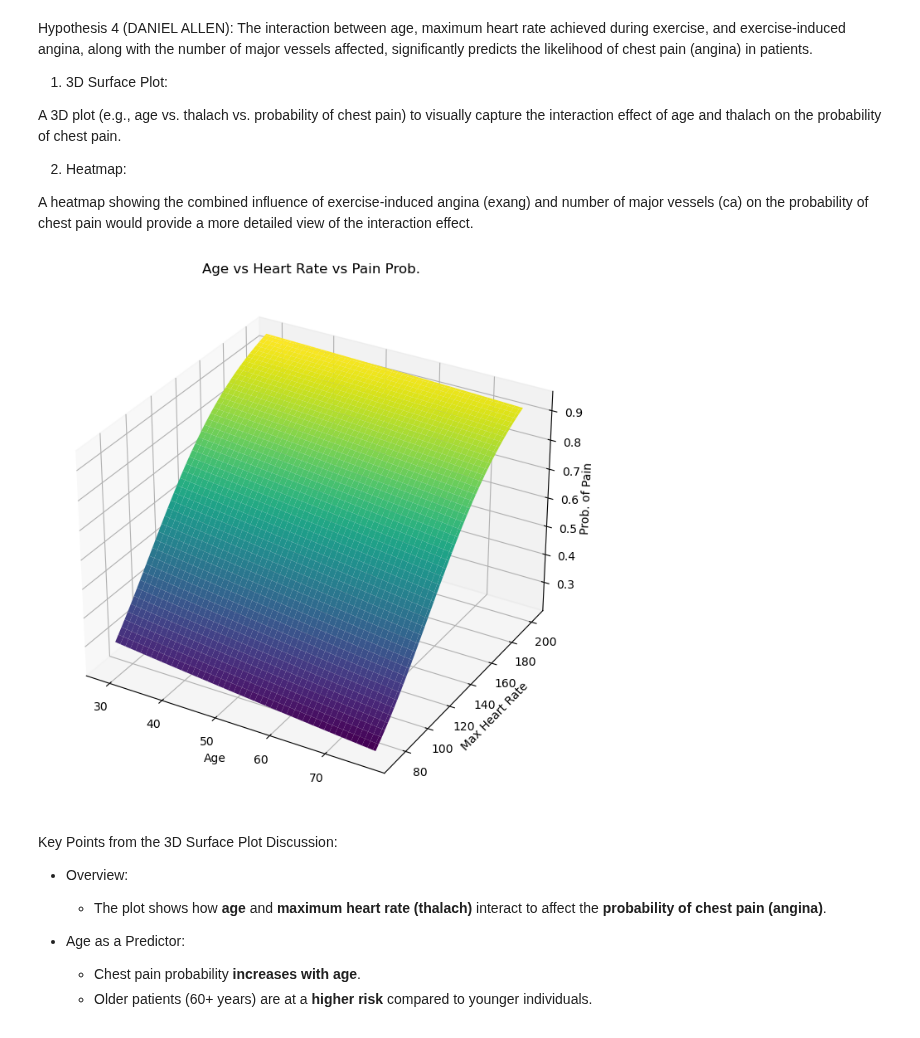
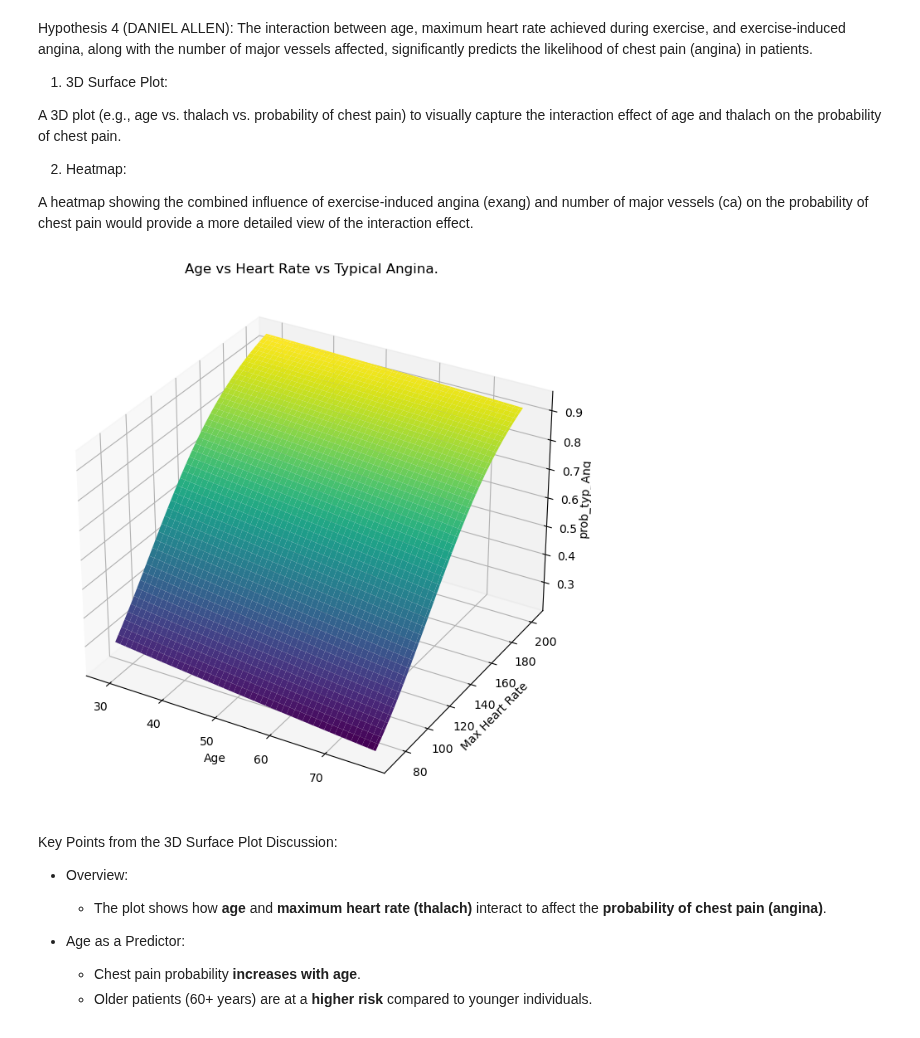
Before and after one commit to dallen91801/Heart-Disease-Analysis, a Jupyter notebook: Heart_Disease_updated.ipynb, the cells around one changed output. Drawn from its saved outputs; the diff is of its cells as text; code cells hidden in the pictures.

Commit message:
Add or update Heart_Disease_updated.ipynb in allen branch

```diff
--- a/Heart_Disease_updated.ipynb
+++ b/Heart_Disease_updated.ipynb
@@ -248,37 +248,37 @@ age_vals = np.linspace(X['age'].min(), X['age'].max(), 100)
 thalach_vals = np.linspace(X['thalach'].min(), X['thalach'].max(), 100)
 age_grid, thalach_grid = np.meshgrid(age_vals, thalach_vals)
 
 # Create a DataFrame for the meshgrid, keeping other features constant (e.g., exang=0, ca=0)
 mesh_df = pd.DataFrame({
     'age': age_grid.ravel(),
     'thalach': thalach_grid.ravel(),
     'exang': np.zeros_like(age_grid.ravel()),  # exang = 0 as an example
     'ca': np.zeros_like(age_grid.ravel())  # ca = 0 as an example
 })
 
 # Predict the probability of chest pain for each combination of age and thalach
 probs = logreg.predict_proba(mesh_df)[:, 1]
 
 # Reshape predictions back to grid shape
 probs_grid = probs.reshape(age_grid.shape)
 
 # Plot 3D surface
 fig = plt.figure(figsize=(12, 8))
 ax = fig.add_subplot(111, projection='3d')
 surf = ax.plot_surface(age_grid, thalach_grid, probs_grid, cmap='viridis')
 
 # Minimal label visibility
 ax.set_xlabel('Age', labelpad=1)
 ax.set_ylabel('Max Heart Rate', labelpad=1)
-ax.set_zlabel('Prob. of Pain', labelpad=0)
-ax.set_title('Age vs Heart Rate vs Pain Prob.', pad=2)
+ax.set_zlabel('prob_typ_Ang', labelpad=-1)
+ax.set_title('Age vs Heart Rate vs Typical Angina.', pad=0)
 
 # Adjusted plot layout
-plt.subplots_adjust(left=0.1, right=0.9, top=0.9, bottom=0.1)
+plt.subplots_adjust(left=-0.9, right=0.9, top=0.9, bottom=0.1)
 
 plt.show()
 # %% [output]
-[figure, old version]
+[figure, new version]
 # %% [markdown]
 Key Points from the 3D Surface Plot Discussion:
 
```
Also changed, not shown: parts of 1 cell of this notebook.
